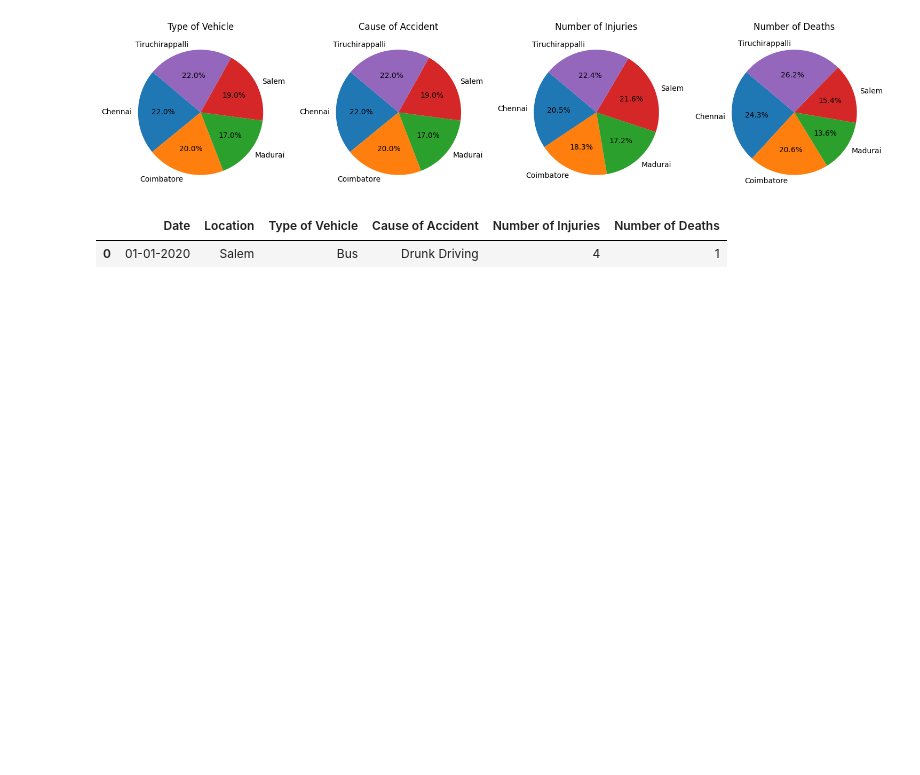
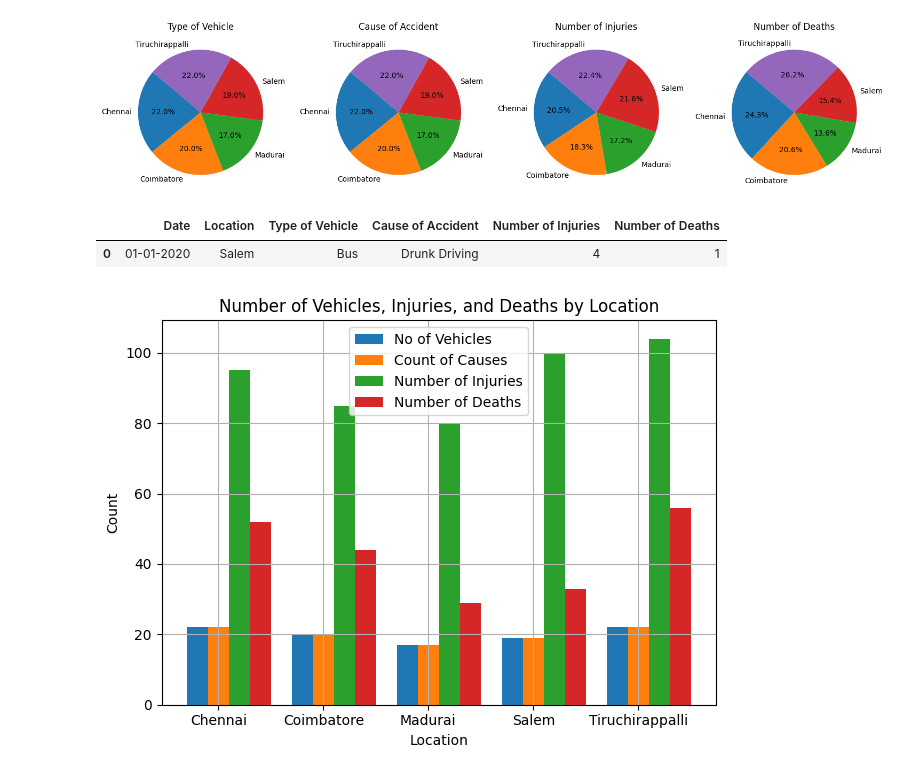
Before and after one commit to Udhay2898/Statistical-Insights-into-Test-Cricket-Performance, a Jupyter notebook: Acc.ipynb, the cells around one changed output. Saved outputs shown, nothing was run; the diff lists cells and outputs as text; code cells hidden in the pictures; blank space fills up the shorter version.

```diff
--- a/Acc.ipynb
+++ b/Acc.ipynb
@@ -229,3 +229,36 @@ df.head(1)
 # %% [output]
 |  | Date | Location | Type of Vehicle | Cause of Accident | Number of Injuries | Number of Deaths |
 | 0 | 01-01-2020 | Salem | Bus | Drunk Driving | 4 | 1 |
+# %%
+agg_data = df.groupby("Location").agg({'Type of Vehicle' : 'count',
+                                       'Cause of Accident' : 'count',
+                                       'Number of Injuries' : 'sum',
+                                       'Number of Deaths' : 'sum'}).reset_index()
+# %%
+Location = agg_data['Location']
+
+values = {'No of Vehicles' : agg_data['Type of Vehicle'],
+          'Count of Causes' : agg_data['Cause of Accident'],
+          'Number of Injuries' : agg_data['Number of Injuries'],
+          'Number of Deaths' : agg_data['Number of Deaths']}
+
+bar_width = 0.2
+index = range(len(Locations))
+# %%
+fig, ax = plt.subplots()
+
+for i, (label, data) in enumerate(values.items()):
+    plt.bar([x + i * bar_width for x in index], data, bar_width, label=label)
+
+plt.xlabel('Location')
+plt.ylabel('Count')
+plt.title('Number of Vehicles, Injuries, and Deaths by Location')
+plt.xticks([x + bar_width for x in index], Locations, rotation=0)
+plt.legend()
+
+plt.grid(True)
+
+plt.tight_layout()
+plt.show()
+# %% [output]
+[figure, added]
```
Also changed, not shown: parts of 6 cells of this notebook.
